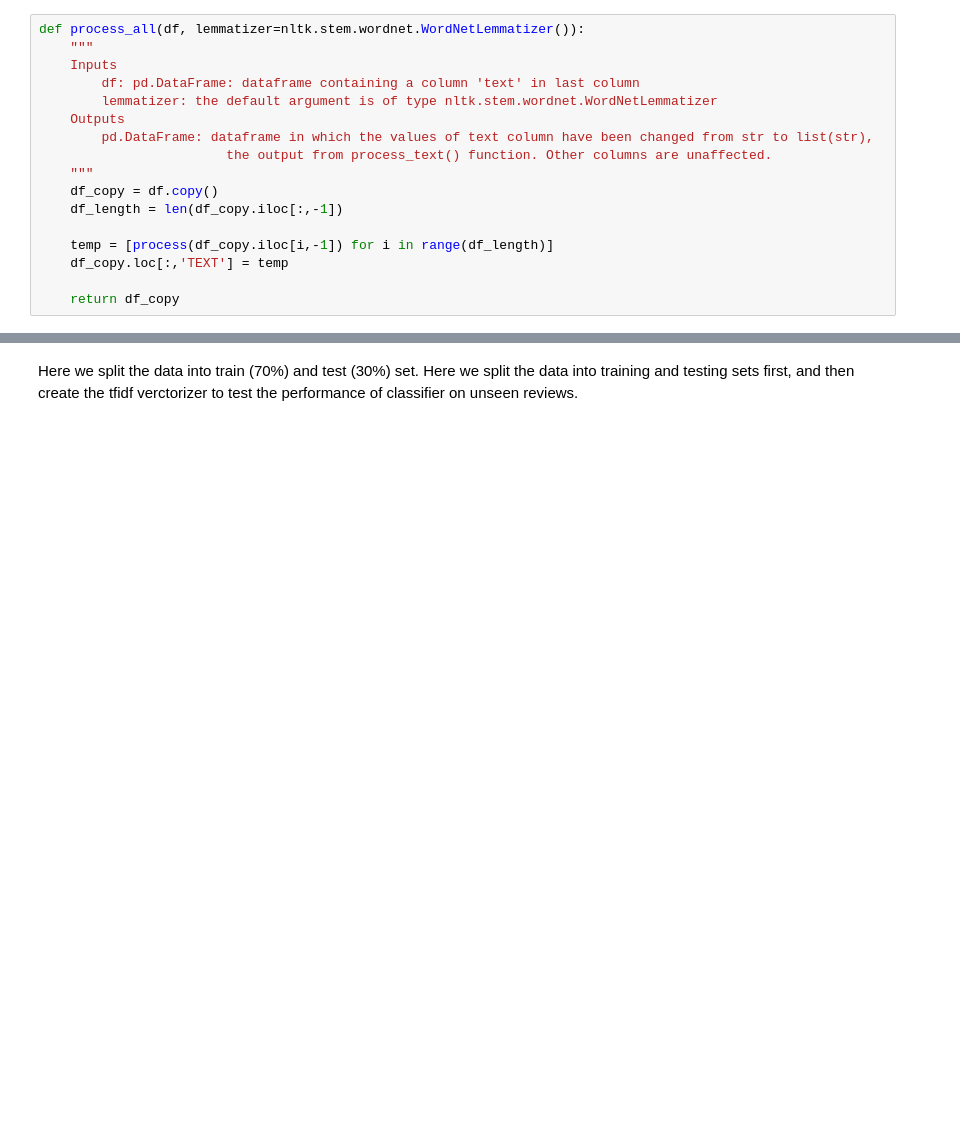
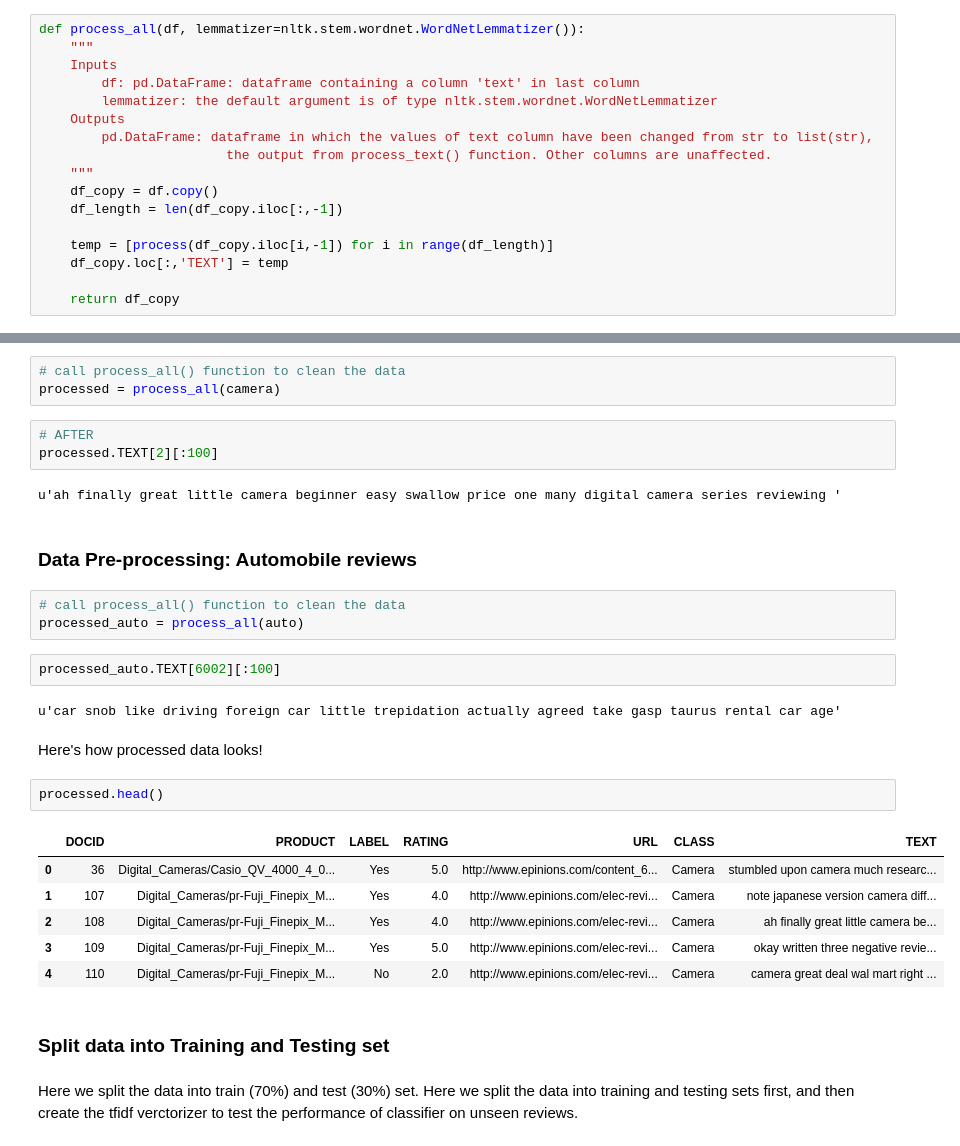
Before and after one commit to nikhilba/Epinions-Sentiment-Analysis, a Jupyter notebook: Analysis/Understanding sentiments in Epinions.ipynb, the cells around one changed output, grey strips where cells are left out. Saved outputs shown, nothing was run; the diff lists cells and outputs as text; blank space fills up the shorter version.

```diff
--- a/Analysis/Understanding sentiments in Epinions.ipynb
+++ b/Analysis/Understanding sentiments in Epinions.ipynb
@@ -398,3 +207,33 @@ tfidf.shape
+# %%
+# call process_all() function to clean the data
+processed = process_all(camera)
+# %%
+# AFTER
+processed.TEXT[2][:100]
+# %% [output]
+u'ah finally great little camera beginner easy swallow price one many digital camera series reviewing '
+# %% [markdown]
+### Data Pre-processing: Automobile reviews
+# %%
+# call process_all() function to clean the data
+processed_auto = process_all(auto)
+# %%
+processed_auto.TEXT[6002][:100]
+# %% [output]
+u'car snob like driving foreign car little trepidation actually agreed take gasp taurus rental car age'
+# %% [markdown]
+Here's how processed data looks!
+# %%
+processed.head()
+# %% [output]
+|  | DOCID | PRODUCT | LABEL | RATING | URL | CLASS | TEXT |
+| 0 | 36 | Digital_Cameras/Casio_QV_4000_4_0... | Yes | 5.0 | http://www.epinions.com/content_6... | Camera | stumbled upon camera much researc... |
+| 1 | 107 | Digital_Cameras/pr-Fuji_Finepix_M... | Yes | 4.0 | http://www.epinions.com/elec-revi... | Camera | note japanese version camera diff... |
+| 2 | 108 | Digital_Cameras/pr-Fuji_Finepix_M... | Yes | 4.0 | http://www.epinions.com/elec-revi... | Camera | ah finally great little camera be... |
+| 3 | 109 | Digital_Cameras/pr-Fuji_Finepix_M... | Yes | 5.0 | http://www.epinions.com/elec-revi... | Camera | okay written three negative revie... |
+| 4 | 110 | Digital_Cameras/pr-Fuji_Finepix_M... | No | 2.0 | http://www.epinions.com/elec-revi... | Camera | camera great deal wal mart right ... |
+# %% [markdown]
+### Split data into Training and Testing set
 # %% [markdown]
 Here we split the data into train (70%) and test (30%) set. Here we split the data into training and testing sets first, and then create the tfidf verctorizer to test the performance of classifier on unseen reviews.
 # %%
```
Also changed, not shown: parts of 104 cells of this notebook.
